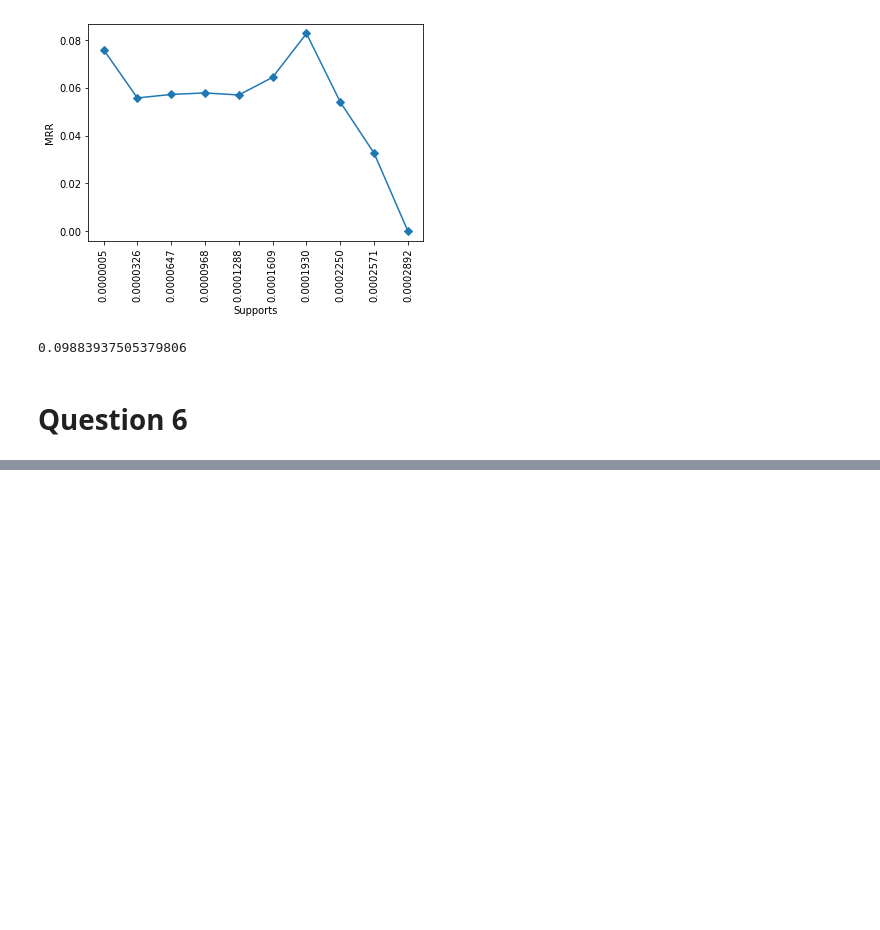
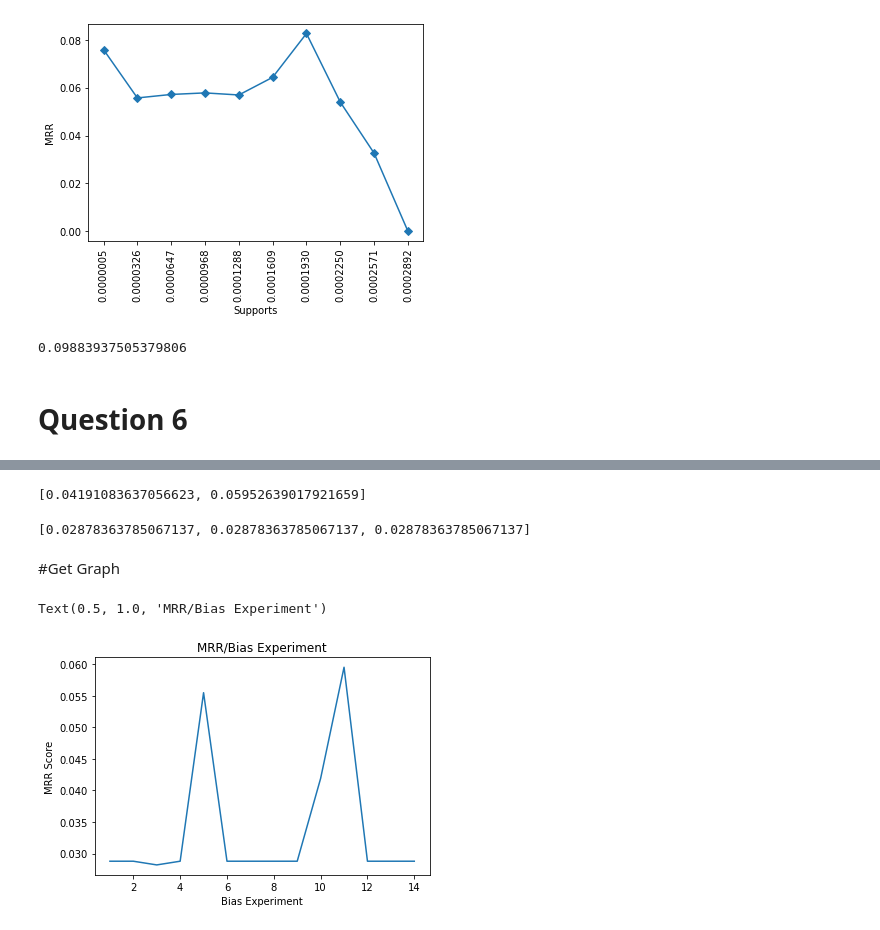
Before and after one commit to podyssea/RecommenderSystems, a Jupyter notebook: RecSys_coursework_2021_2210049p.ipynb, the cells around one changed output, grey strips where cells are left out. Drawn from its saved outputs; the diff is of its cells as text; code cells hidden in the pictures; blank space fills up the shorter version.

```diff
--- a/RecSys_coursework_2021_2210049p.ipynb
+++ b/RecSys_coursework_2021_2210049p.ipynb
@@ -918,0 +971,4 @@ class initiliase_recommenders:
+# %%
+q6_mmr_scores_with_point3_bias = []
+for each in weights_list_with_point3_bias:
+  q6_mmr_scores_with_point3_bias.append(mrr_score(combine_recommenders(trained_recommenders.rec_list, each), validation).mean())
@@ -918,0 +979,38 @@ class initiliase_recommenders:
+# %%
+q6_mmr_scores_highest_group_equal_weights = []
+for each in highest_group_equal_weights:
+  q6_mmr_scores_highest_group_equal_weights.append(mrr_score(combine_recommenders(trained_recommenders.rec_list, each), validation).mean())
+# %%
+print(q6_mmr_scores_highest_group_equal_weights)
+# %% [output]
+[0.04191083637056623, 0.05952639017921659]
+# %%
+q6_mmr_scores_two_highest_rec_equal_weights = []
+for each in two_highest_rec_equal_weights:
+  q6_mmr_scores_two_highest_rec_equal_weights.append(mrr_score(combine_recommenders(trained_recommenders.rec_list, each), validation).mean())
+# %%
+print(q6_mmr_scores_two_highest_rec_equal_weights)
+# %% [output]
+[0.02878363785067137, 0.02878363785067137, 0.02878363785067137]
+# %%
+flattened_list = []
+flattened_list.append(q6_mrr_scores_without_bias)
+
+for each in q6_mmr_scores_with_point3_bias:
+  flattened_list.append(each)
+
+for each in q6_mmr_scores_highest_group_equal_weights:
+  flattened_list.append(each)
+
+for each in q6_mmr_scores_two_highest_rec_equal_weights:
+  flattened_list.append(each)
+# %% [markdown]
+#Get Graph
+# %%
+plt.plot(range(1,15), flattened_list)
+plt.ylabel('MRR Score')
+plt.xlabel('Bias Experiment')
+plt.title('MRR/Bias Experiment')
+# %% [output]
+Text(0.5, 1.0, 'MRR/Bias Experiment')
+[figure, added]
```
Also changed, not shown: parts of 20 cells of this notebook.
